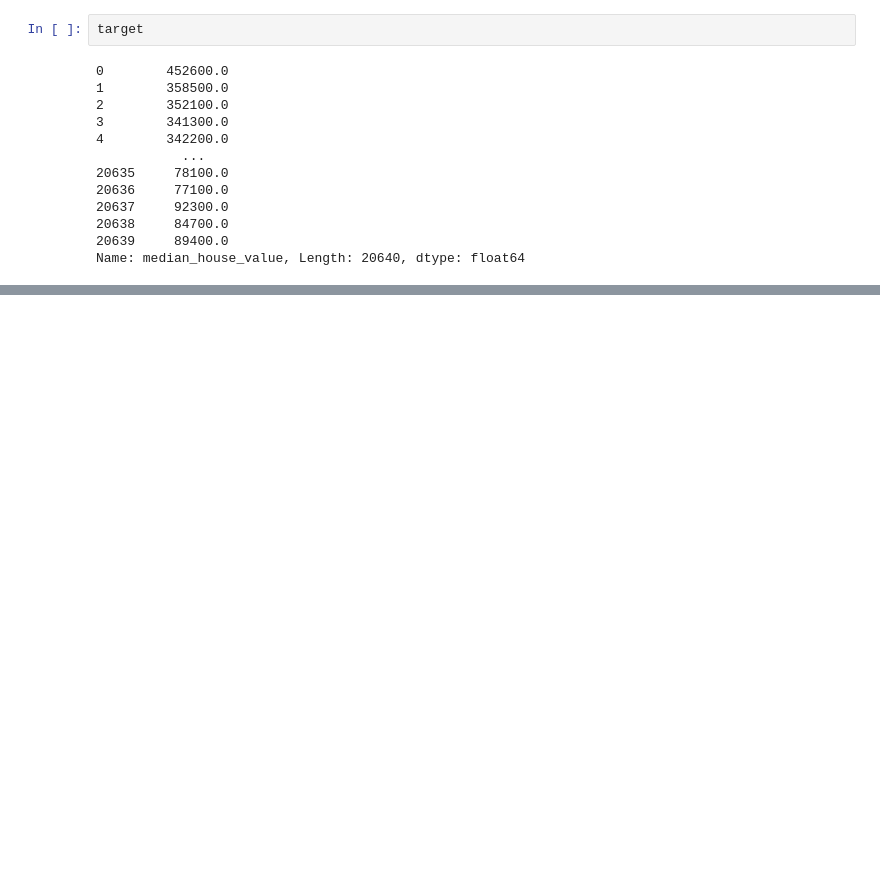
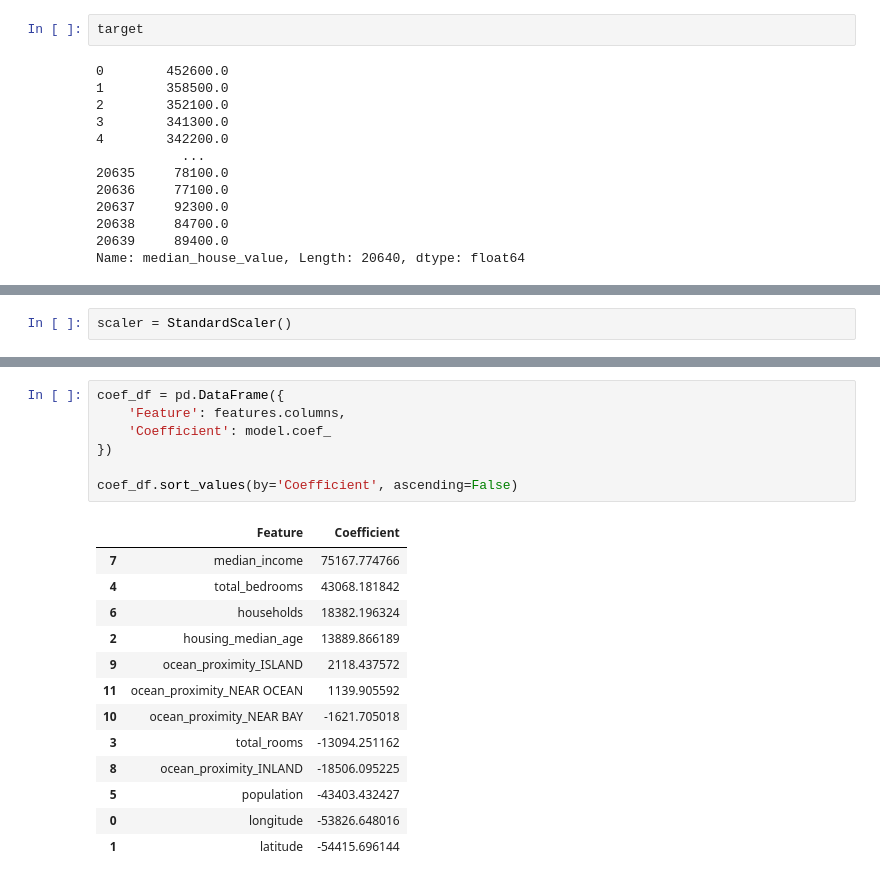
Before and after one commit to Jyotir-1924/data-science-main, a Jupyter notebook: Machine-Learning/Supervised/Linear-Regression/housing.ipynb, the cells around one changed output, grey strips where cells are left out. Saved outputs shown, nothing was run; the diff lists cells and outputs as text; blank space fills up the shorter version.

```diff
--- a/Machine-Learning/Supervised/Linear-Regression/housing.ipynb
+++ b/Machine-Learning/Supervised/Linear-Regression/housing.ipynb
@@ -150 +115,3 @@ from sklearn.model_selection import train_test_split
 xTrain, xTest, yTrain, yTest = train_test_split(features, target, test_size=0.2, random_state=42)
+# %%
+scaler = StandardScaler()
@@ -150,0 +164,21 @@ xTrain, xTest, yTrain, yTest = train_test_split(features, target, test_size=0.2,
+# %%
+coef_df = pd.DataFrame({
+    'Feature': features.columns,
+    'Coefficient': model.coef_
+})
+
+coef_df.sort_values(by='Coefficient', ascending=False)
+# %% [output]
+|  | Feature | Coefficient |
+| 7 | median_income | 75167.774766 |
+| 4 | total_bedrooms | 43068.181842 |
+| 6 | households | 18382.196324 |
+| 2 | housing_median_age | 13889.866189 |
+| 9 | ocean_proximity_ISLAND | 2118.437572 |
+| 11 | ocean_proximity_NEAR OCEAN | 1139.905592 |
+| 10 | ocean_proximity_NEAR BAY | -1621.705018 |
+| 3 | total_rooms | -13094.251162 |
+| 8 | ocean_proximity_INLAND | -18506.095225 |
+| 5 | population | -43403.432427 |
+| 0 | longitude | -53826.648016 |
+| 1 | latitude | -54415.696144 |
```
Also changed, not shown: parts of 15 cells of this notebook, 2 other files.
